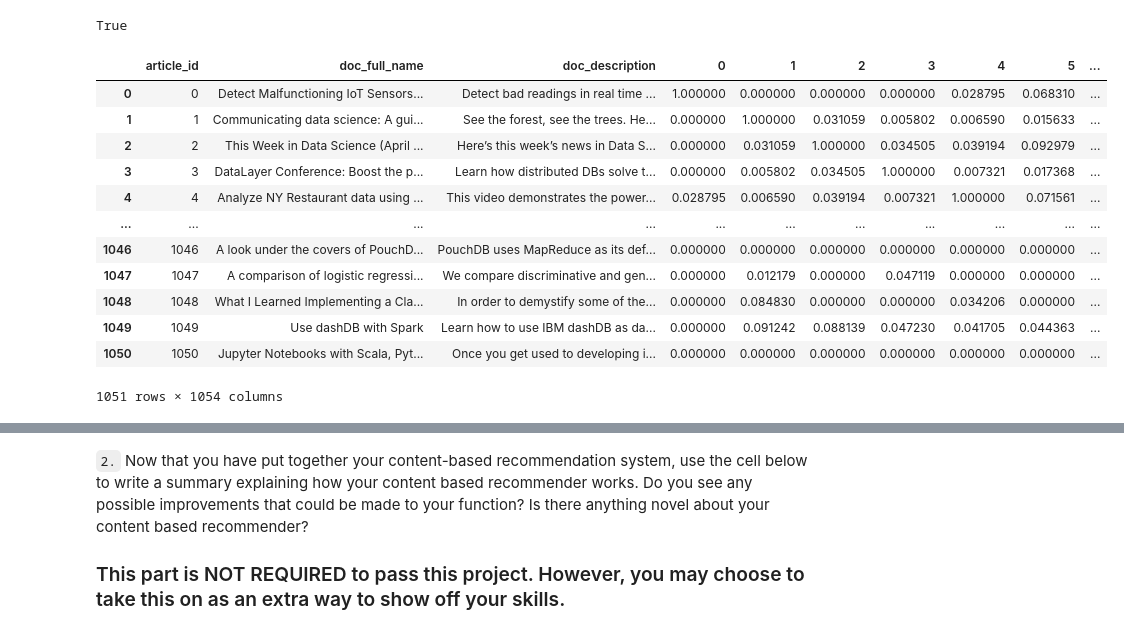
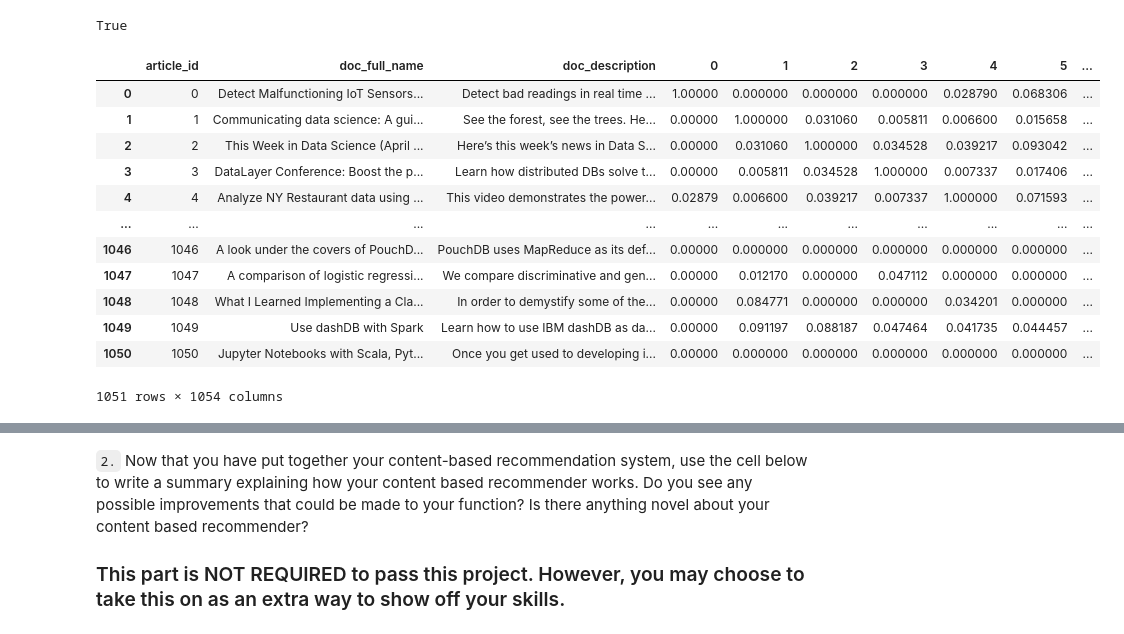
Before and after one commit to lethiess/RecommenderSystem, a Jupyter notebook: Recommendations_with_IBM.ipynb, the cells around one changed output, grey strips where cells are left out. Cells and saved outputs as stored; diff of their text form; code cells hidden in the pictures.

```diff
--- a/Recommendations_with_IBM.ipynb
+++ b/Recommendations_with_IBM.ipynb
@@ -687,13 +687,13 @@ True
 def tokenize(text):
     '''
     INPUT:
-    text - (str)
+    text - (str) A text which should be tokenized.
 
     OUTPUT:
     tokens - (list(str)) This list contains the tokenized input text.
 
     Description:
-
+    Tokenization of text.
     '''
     # normalize case and remove punctuation
     text = re.sub(r"[^a-zA-Z0-9]", " ", text.lower())
@@ -728,47 +728,48 @@ def get_content_based_article_matrix(df=df_content):
     The relevant 1051 articles have the unique articles-id's from 0 to 1050.
     This fact can be used for indexing the correct article,
     after creating the feature matrix.
     '''
     # extract only relevant columns
     df_desc = df.loc[:, ("article_id", "doc_full_name", "doc_description")]
 
     # clean data: drop duplicates and drop NA's
     df_desc.drop_duplicates(inplace=True)
-    df_desc.dropna(inplace=True)
+    df_desc["article_id"].dropna(inplace=True)
+    df_desc["doc_description"].fillna("", inplace=True)
 
-    # make sure the indices in [0 : 1050]
+    # make sure the indices in [0 : 1051]
     assert df_desc.article_id in np.arange(0,1051,1), "Error: Indices don't match"
 
     # reset the indexing (it changed after cleaning the dataset)
-    df_desc.reset_index(drop=True, inplace = True)
+    df_desc.reset_index(drop=True, inplace=True)
 
-    # initialize a Tfidf Vectorizer
+    # initialize a Tfidf-Vectorizer
     vectorizer = TfidfVectorizer(tokenizer=tokenize)
 
     # calculate feature matrix (each word in the description will be evaluated)
     feature_matrix = vectorizer.fit_transform(df_desc.loc[:, "doc_description"])
 
     # calculate cosine similarity between all articles
-    df_similarity = df_feature_mat.dot(np.transpose(feature_matrix.toarray()))
+    df_similarity = pd.DataFrame(feature_matrix.dot(np.transpose(feature_matrix.toarray())))
 
     # extend description dataframe with similarity values
     df_content_based_matrix = df_desc.merge(df_similarity, left_on="article_id", right_index=True)
 
     return df_content_based_matrix
 
 df_content_based_matrix = get_content_based_article_matrix()
 df_content_based_matrix
 # %% [output]
 |  | article_id | doc_full_name | doc_description | 0 | 1 | 2 | 3 | 4 | 5 | ... |
-| 0 | 0 | Detect Malfunctioning IoT Sensors... | Detect bad readings in real time ... | 1.000000 | 0.000000 | 0.000000 | 0.000000 | 0.028795 | 0.068310 | ... |
-| 1 | 1 | Communicating data science: A gui... | See the forest, see the trees. He... | 0.000000 | 1.000000 | 0.031059 | 0.005802 | 0.006590 | 0.015633 | ... |
-| 2 | 2 | This Week in Data Science (April ... | Here’s this week’s news in Data S... | 0.000000 | 0.031059 | 1.000000 | 0.034505 | 0.039194 | 0.092979 | ... |
-| 3 | 3 | DataLayer Conference: Boost the p... | Learn how distributed DBs solve t... | 0.000000 | 0.005802 | 0.034505 | 1.000000 | 0.007321 | 0.017368 | ... |
-| 4 | 4 | Analyze NY Restaurant data using ... | This video demonstrates the power... | 0.028795 | 0.006590 | 0.039194 | 0.007321 | 1.000000 | 0.071561 | ... |
+| 0 | 0 | Detect Malfunctioning IoT Sensors... | Detect bad readings in real time ... | 1.00000 | 0.000000 | 0.000000 | 0.000000 | 0.028790 | 0.068306 | ... |
+| 1 | 1 | Communicating data science: A gui... | See the forest, see the trees. He... | 0.00000 | 1.000000 | 0.031060 | 0.005811 | 0.006600 | 0.015658 | ... |
+| 2 | 2 | This Week in Data Science (April ... | Here’s this week’s news in Data S... | 0.00000 | 0.031060 | 1.000000 | 0.034528 | 0.039217 | 0.093042 | ... |
+| 3 | 3 | DataLayer Conference: Boost the p... | Learn how distributed DBs solve t... | 0.00000 | 0.005811 | 0.034528 | 1.000000 | 0.007337 | 0.017406 | ... |
+| 4 | 4 | Analyze NY Restaurant data using ... | This video demonstrates the power... | 0.02879 | 0.006600 | 0.039217 | 0.007337 | 1.000000 | 0.071593 | ... |
 | ... | ... | ... | ... | ... | ... | ... | ... | ... | ... | ... |
-| 1046 | 1046 | A look under the covers of PouchD... | PouchDB uses MapReduce as its def... | 0.000000 | 0.000000 | 0.000000 | 0.000000 | 0.000000 | 0.000000 | ... |
-| 1047 | 1047 | A comparison of logistic regressi... | We compare discriminative and gen... | 0.000000 | 0.012179 | 0.000000 | 0.047119 | 0.000000 | 0.000000 | ... |
-| 1048 | 1048 | What I Learned Implementing a Cla... | In order to demystify some of the... | 0.000000 | 0.084830 | 0.000000 | 0.000000 | 0.034206 | 0.000000 | ... |
-| 1049 | 1049 | Use dashDB with Spark | Learn how to use IBM dashDB as da... | 0.000000 | 0.091242 | 0.088139 | 0.047230 | 0.041705 | 0.044363 | ... |
-| 1050 | 1050 | Jupyter Notebooks with Scala, Pyt... | Once you get used to developing i... | 0.000000 | 0.000000 | 0.000000 | 0.000000 | 0.000000 | 0.000000 | ... |
+| 1046 | 1046 | A look under the covers of PouchD... | PouchDB uses MapReduce as its def... | 0.00000 | 0.000000 | 0.000000 | 0.000000 | 0.000000 | 0.000000 | ... |
+| 1047 | 1047 | A comparison of logistic regressi... | We compare discriminative and gen... | 0.00000 | 0.012170 | 0.000000 | 0.047112 | 0.000000 | 0.000000 | ... |
+| 1048 | 1048 | What I Learned Implementing a Cla... | In order to demystify some of the... | 0.00000 | 0.084771 | 0.000000 | 0.000000 | 0.034201 | 0.000000 | ... |
+| 1049 | 1049 | Use dashDB with Spark | Learn how to use IBM dashDB as da... | 0.00000 | 0.091197 | 0.088187 | 0.047464 | 0.041735 | 0.044457 | ... |
+| 1050 | 1050 | Jupyter Notebooks with Scala, Pyt... | Once you get used to developing i... | 0.00000 | 0.000000 | 0.000000 | 0.000000 | 0.000000 | 0.000000 | ... |
 1051 rows × 1054 columns
```
Also changed, not shown: parts of 13 cells of this notebook, 1 other file.
